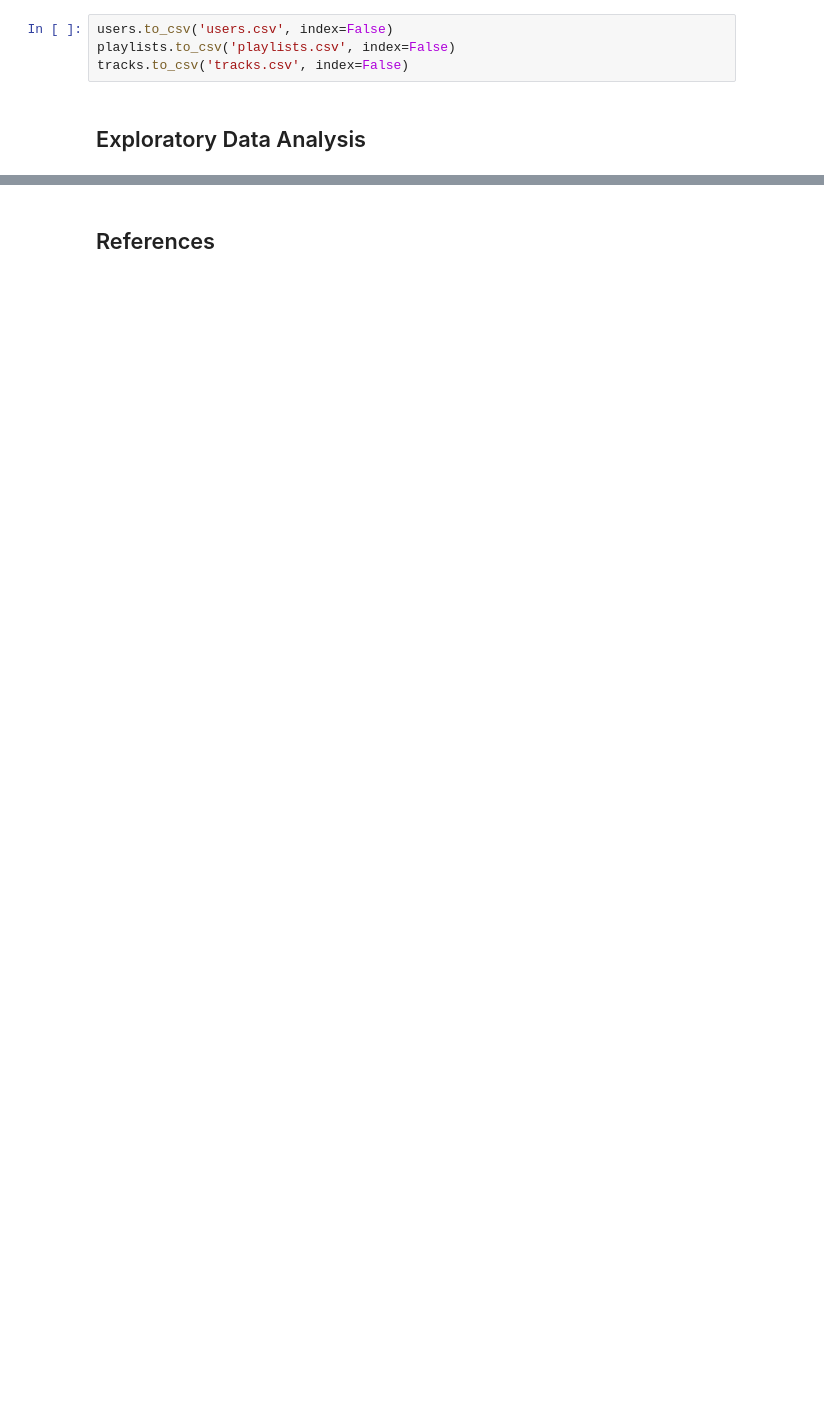
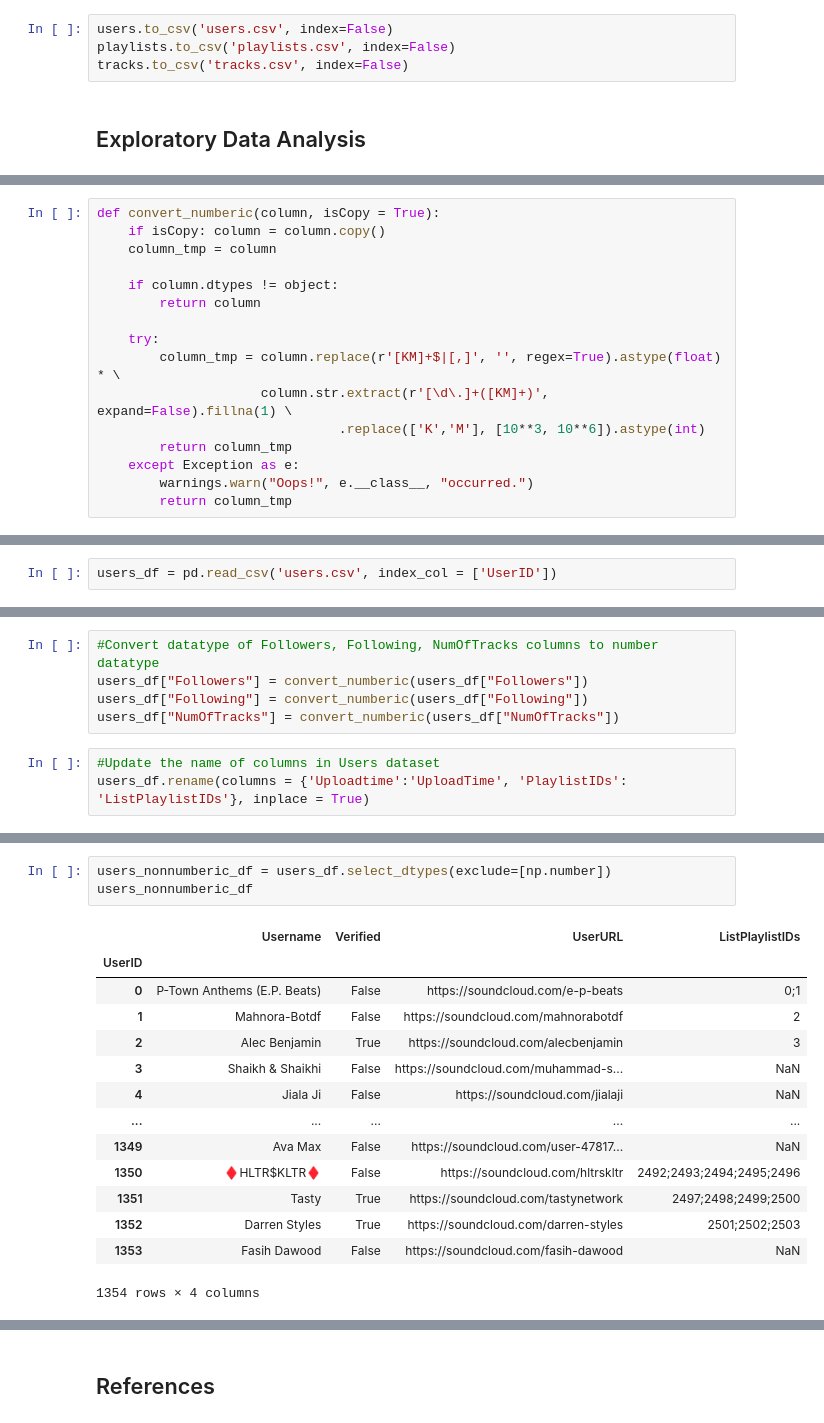
Before and after one commit to vntan/SoundCloudAnalysis, a Jupyter notebook: SoundCloudAnalysis.ipynb, the cells around one changed output, grey strips where cells are left out. Saved outputs shown, nothing was run; the diff lists cells and outputs as text; blank space fills up the shorter version.

```diff
--- a/SoundCloudAnalysis.ipynb
+++ b/SoundCloudAnalysis.ipynb
@@ -553,0 +633,16 @@ tracks.to_csv('tracks.csv', index=False)
+# %%
+def convert_numberic(column, isCopy = True):
+    if isCopy: column = column.copy()
+    column_tmp = column
+
+    if column.dtypes != object:
+        return column
+
+    try:
+        column_tmp = column.replace(r'[KM]+$|[,]', '', regex=True).astype(float) * \
+                     column.str.extract(r'[\d\.]+([KM]+)', expand=False).fillna(1) \
+                               .replace(['K','M'], [10**3, 10**6]).astype(int)
+        return column_tmp
+    except Exception as e:
+        warnings.warn("Oops!", e.__class__, "occurred.")
+        return column_tmp
@@ -553,0 +798,2 @@ tracks.to_csv('tracks.csv', index=False)
+# %%
+users_df = pd.read_csv('users.csv', index_col = ['UserID'])
@@ -553,0 +832,8 @@ tracks.to_csv('tracks.csv', index=False)
+# %%
+#Convert datatype of Followers, Following, NumOfTracks columns to number datatype
+users_df["Followers"] = convert_numberic(users_df["Followers"])
+users_df["Following"] = convert_numberic(users_df["Following"])
+users_df["NumOfTracks"] = convert_numberic(users_df["NumOfTracks"])
+# %%
+#Update the name of columns in Users dataset
+users_df.rename(columns = {'Uploadtime':'UploadTime', 'PlaylistIDs': 'ListPlaylistIDs'}, inplace = True)
@@ -553,0 +1028,18 @@ tracks.to_csv('tracks.csv', index=False)
+# %%
+users_nonnumberic_df = users_df.select_dtypes(exclude=[np.number])
+users_nonnumberic_df
+# %% [output]
+|  | Username | Verified | UserURL | ListPlaylistIDs |
+| UserID |  |  |  |  |
+| 0 | P-Town Anthems (E.P. Beats) | False | https://soundcloud.com/e-p-beats | 0;1 |
+| 1 | Mahnora-Botdf | False | https://soundcloud.com/mahnorabotdf | 2 |
+| 2 | Alec Benjamin | True | https://soundcloud.com/alecbenjamin | 3 |
+| 3 | Shaikh & Shaikhi | False | https://soundcloud.com/muhammad-s... | NaN |
+| 4 | Jiala Ji | False | https://soundcloud.com/jialaji | NaN |
+| ... | ... | ... | ... | ... |
+| 1349 | Ava Max | False | https://soundcloud.com/user-47817... | NaN |
+| 1350 | ♦HLTR$KLTR♦ | False | https://soundcloud.com/hltrskltr | 2492;2493;2494;2495;2496 |
+| 1351 | Tasty | True | https://soundcloud.com/tastynetwork | 2497;2498;2499;2500 |
+| 1352 | Darren Styles | True | https://soundcloud.com/darren-styles | 2501;2502;2503 |
+| 1353 | Fasih Dawood | False | https://soundcloud.com/fasih-dawood | NaN |
+1354 rows × 4 columns
```
Also changed, not shown: parts of 63 cells of this notebook, 1 other file.
